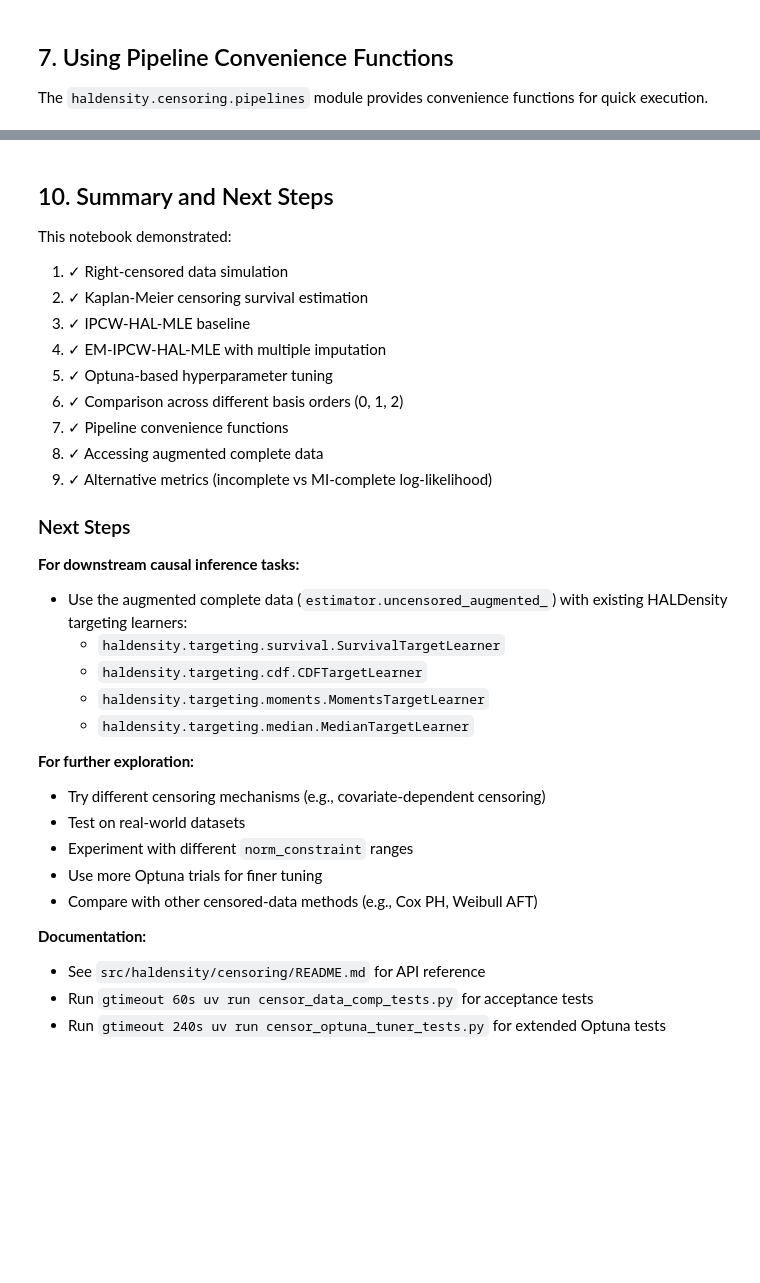
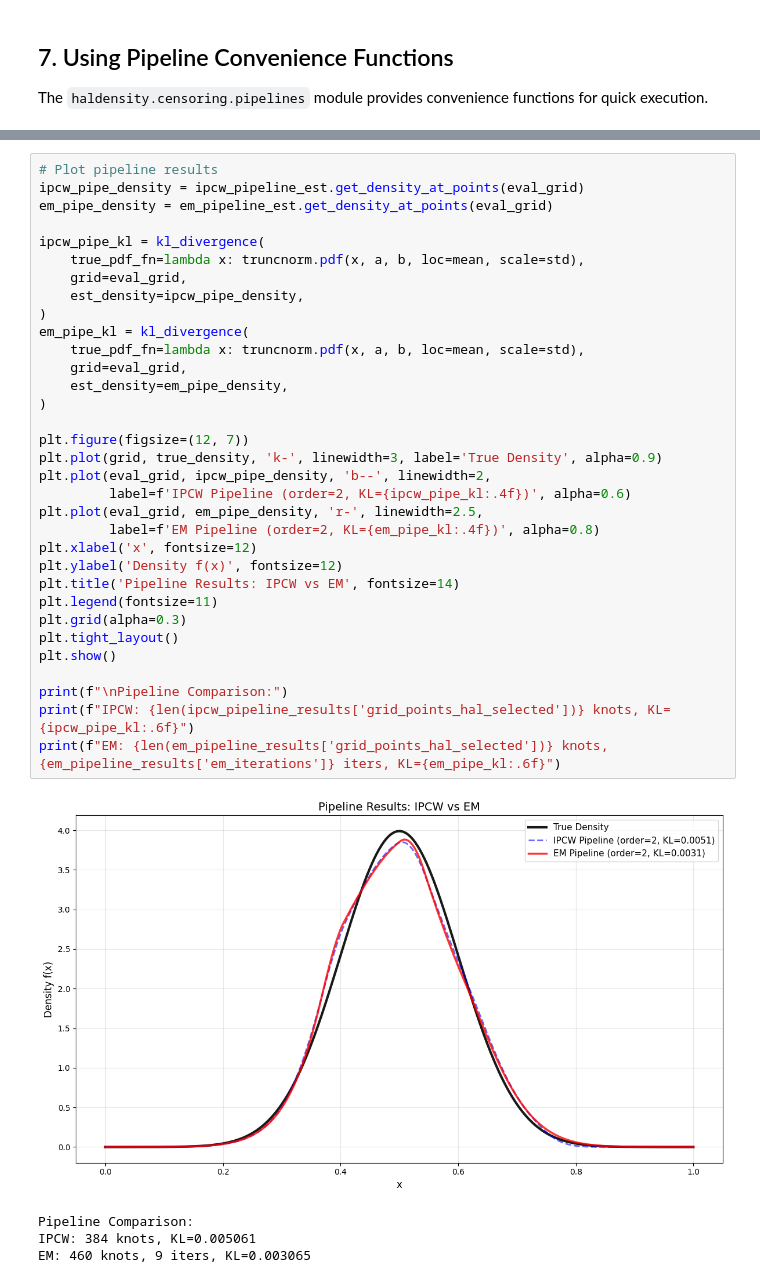
Before and after one commit to zhengpu-berkeley/HALDensity, a Jupyter notebook: examples/example_censored_data_density.ipynb, the cells around one changed output, grey strips where cells are left out. Cells and saved outputs as stored; diff of their text form; blank space fills up the shorter version.

```diff
--- a/examples/example_censored_data_density.ipynb
+++ b/examples/example_censored_data_density.ipynb
@@ -581,34 +519,38 @@ The incomplete-data LL is more direct, while MI-complete LL leverages imputed da
-# %% [markdown]
-## 10. Summary and Next Steps
-
-This notebook demonstrated:
-1. ✓ Right-censored data simulation
-2. ✓ Kaplan-Meier censoring survival estimation
-3. ✓ IPCW-HAL-MLE baseline
-4. ✓ EM-IPCW-HAL-MLE with multiple imputation
-5. ✓ Optuna-based hyperparameter tuning
-6. ✓ Comparison across different basis orders (0, 1, 2)
-7. ✓ Pipeline convenience functions
-8. ✓ Accessing augmented complete data
-9. ✓ Alternative metrics (incomplete vs MI-complete log-likelihood)
-
-### Next Steps
-
-**For downstream causal inference tasks:**
-- Use the augmented complete data (`estimator.uncensored_augmented_`) with existing HALDensity targeting learners:
-  - `haldensity.targeting.survival.SurvivalTargetLearner`
-  - `haldensity.targeting.cdf.CDFTargetLearner`
-  - `haldensity.targeting.moments.MomentsTargetLearner`
-  - `haldensity.targeting.median.MedianTargetLearner`
-
-**For further exploration:**
-- Try different censoring mechanisms (e.g., covariate-dependent censoring)
-- Test on real-world datasets
-- Experiment with different `norm_constraint` ranges
-- Use more Optuna trials for finer tuning
-- Compare with other censored-data methods (e.g., Cox PH, Weibull AFT)
-
-**Documentation:**
-- See `src/haldensity/censoring/README.md` for API reference
-- Run `gtimeout 60s uv run censor_data_comp_tests.py` for acceptance tests
-- Run `gtimeout 240s uv run censor_optuna_tuner_tests.py` for extended Optuna tests
+# %%
+# Plot pipeline results
+ipcw_pipe_density = ipcw_pipeline_est.get_density_at_points(eval_grid)
+em_pipe_density = em_pipeline_est.get_density_at_points(eval_grid)
+
+ipcw_pipe_kl = kl_divergence(
+    true_pdf_fn=lambda x: truncnorm.pdf(x, a, b, loc=mean, scale=std),
+    grid=eval_grid,
+    est_density=ipcw_pipe_density,
+)
+em_pipe_kl = kl_divergence(
+    true_pdf_fn=lambda x: truncnorm.pdf(x, a, b, loc=mean, scale=std),
+    grid=eval_grid,
+    est_density=em_pipe_density,
+)
+
+plt.figure(figsize=(12, 7))
+plt.plot(grid, true_density, 'k-', linewidth=3, label='True Density', alpha=0.9)
+plt.plot(eval_grid, ipcw_pipe_density, 'b--', linewidth=2,
+         label=f'IPCW Pipeline (order=2, KL={ipcw_pipe_kl:.4f})', alpha=0.6)
+plt.plot(eval_grid, em_pipe_density, 'r-', linewidth=2.5,
+         label=f'EM Pipeline (order=2, KL={em_pipe_kl:.4f})', alpha=0.8)
+plt.xlabel('x', fontsize=12)
+plt.ylabel('Density f(x)', fontsize=12)
+plt.title('Pipeline Results: IPCW vs EM', fontsize=14)
+plt.legend(fontsize=11)
+plt.grid(alpha=0.3)
+plt.tight_layout()
+plt.show()
+
+print(f"\nPipeline Comparison:")
+print(f"IPCW: {len(ipcw_pipeline_results['grid_points_hal_selected'])} knots, KL={ipcw_pipe_kl:.6f}")
+print(f"EM: {len(em_pipeline_results['grid_points_hal_selected'])} knots, {em_pipeline_results['em_iterations']} iters, KL={em_pipe_kl:.6f}")
+# %% [output]
+[figure, added]
+Pipeline Comparison:
+IPCW: 384 knots, KL=0.005061
+EM: 460 knots, 9 iters, KL=0.003065
```
Also changed, not shown: parts of 12 cells of this notebook, 7 other files.
